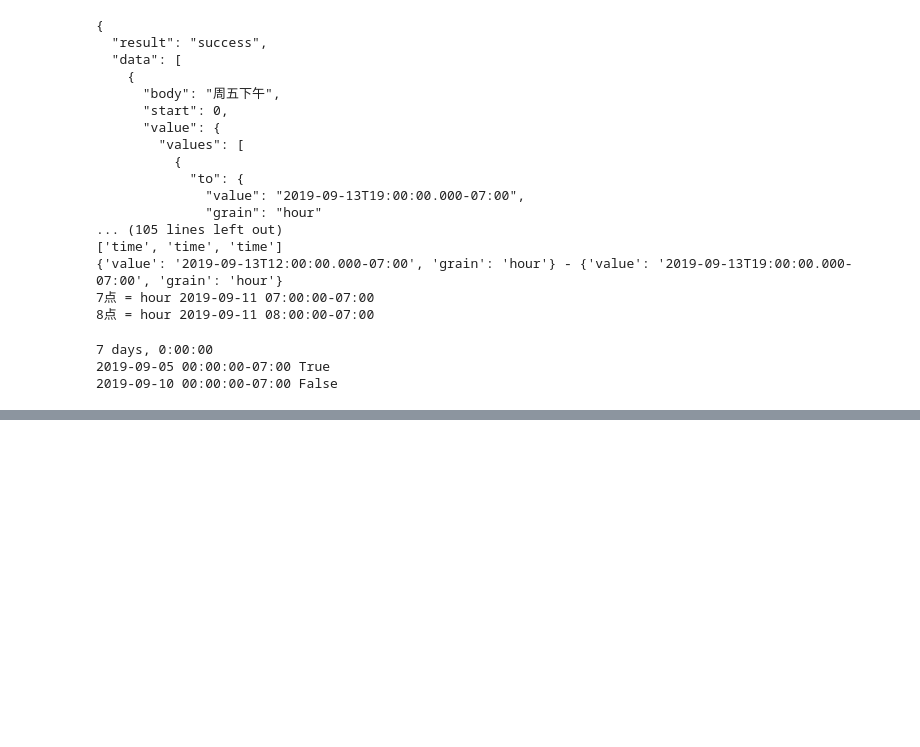
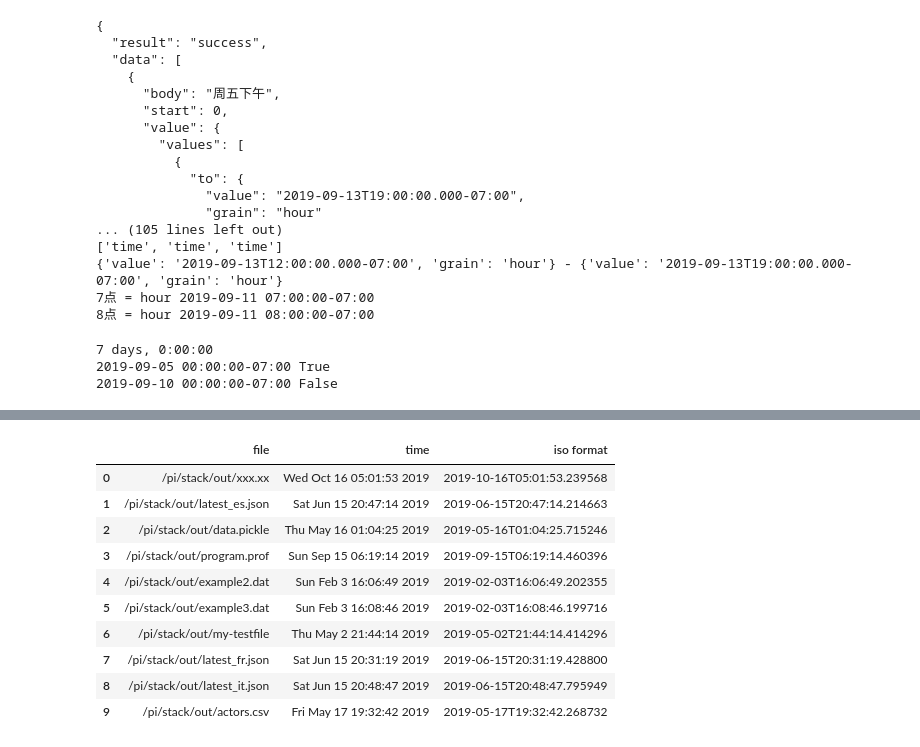
Before and after one commit to samlet/stack, a Jupyter notebook: spacy-2.1/procs-viz-zh.ipynb, the cells around one changed output, grey strips where cells are left out. Drawn from its saved outputs; the diff is of its cells as text; code cells hidden in the pictures; blank space fills up the shorter version.

```diff
--- a/spacy-2.1/procs-viz-zh.ipynb
+++ b/spacy-2.1/procs-viz-zh.ipynb
@@ -308,7 +308,10 @@ import io_utils
 import os
 import time
 from datetime import datetime, date
+import sagas
+rs=[]
 for f in io_utils.list_files('/pi/stack/out')[:10]:
     tmp=os.path.getmtime(f)
-    print(f, time.ctime(tmp),'--', datetime.fromtimestamp(tmp).isoformat())
+    rs.append((f, time.ctime(tmp),datetime.fromtimestamp(tmp).isoformat()))
+sagas.to_df(rs, ['file', 'time', 'iso format'])
 # %% [output]
@@ -324,0 +318,11 @@ for f in io_utils.list_files('/pi/stack/out')[:10]:
+|  | file | time | iso format |
+| 0 | /pi/stack/out/xxx.xx | Wed Oct 16 05:01:53 2019 | 2019-10-16T05:01:53.239568 |
+| 1 | /pi/stack/out/latest_es.json | Sat Jun 15 20:47:14 2019 | 2019-06-15T20:47:14.214663 |
+| 2 | /pi/stack/out/data.pickle | Thu May 16 01:04:25 2019 | 2019-05-16T01:04:25.715246 |
+| 3 | /pi/stack/out/program.prof | Sun Sep 15 06:19:14 2019 | 2019-09-15T06:19:14.460396 |
+| 4 | /pi/stack/out/example2.dat | Sun Feb 3 16:06:49 2019 | 2019-02-03T16:06:49.202355 |
+| 5 | /pi/stack/out/example3.dat | Sun Feb 3 16:08:46 2019 | 2019-02-03T16:08:46.199716 |
+| 6 | /pi/stack/out/my-testfile | Thu May 2 21:44:14 2019 | 2019-05-02T21:44:14.414296 |
+| 7 | /pi/stack/out/latest_fr.json | Sat Jun 15 20:31:19 2019 | 2019-06-15T20:31:19.428800 |
+| 8 | /pi/stack/out/latest_it.json | Sat Jun 15 20:48:47 2019 | 2019-06-15T20:48:47.795949 |
+| 9 | /pi/stack/out/actors.csv | Fri May 17 19:32:42 2019 | 2019-05-17T19:32:42.268732 |
```
Also changed, not shown: parts of 1 cell of this notebook, 19 other files.
